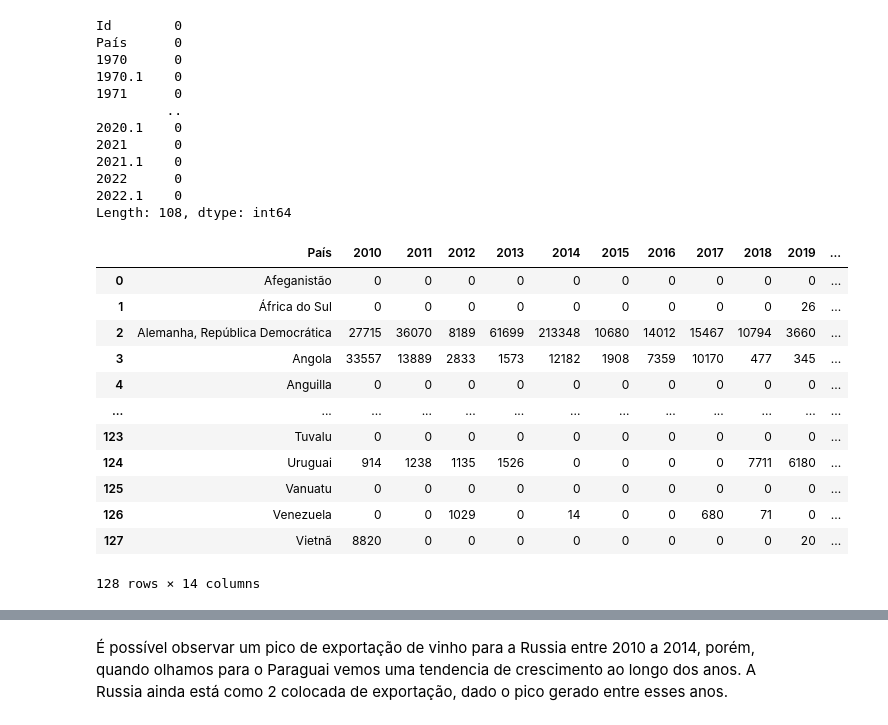
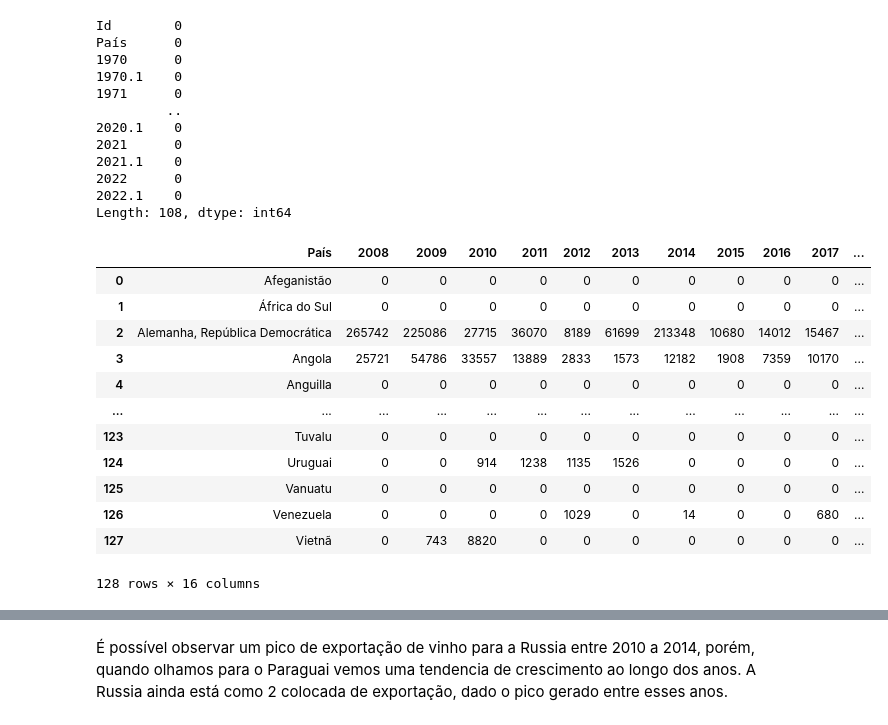
Before and after one commit to talisilvestre/Pos_Aula, a Jupyter notebook: TechChallenge.ipynb, the cells around one changed output, grey strips where cells are left out. Cells and saved outputs as stored; diff of their text form; code cells hidden in the pictures.

```diff
--- a/TechChallenge.ipynb
+++ b/TechChallenge.ipynb
@@ -75,23 +75,23 @@ País      0
 Length: 108, dtype: int64
 # %%
 #renomear variaveis
-quantidade = ['País','2010', '2011', '2012', '2013', '2014', '2015', '2016', '2017', '2018', '2019', '2020', '2021', '2022']
+quantidade = ['País','2008','2009','2010', '2011', '2012', '2013', '2014', '2015', '2016', '2017', '2018', '2019', '2020', '2021', '2022']
 df_quantidade = dados[quantidade].copy()
 df_quantidade
 # %% [output]
-|  | País | 2010 | 2011 | 2012 | 2013 | 2014 | 2015 | 2016 | 2017 | 2018 | 2019 | ... |
+|  | País | 2008 | 2009 | 2010 | 2011 | 2012 | 2013 | 2014 | 2015 | 2016 | 2017 | ... |
 | 0 | Afeganistão | 0 | 0 | 0 | 0 | 0 | 0 | 0 | 0 | 0 | 0 | ... |
-| 1 | África do Sul | 0 | 0 | 0 | 0 | 0 | 0 | 0 | 0 | 0 | 26 | ... |
-| 2 | Alemanha, República Democrática | 27715 | 36070 | 8189 | 61699 | 213348 | 10680 | 14012 | 15467 | 10794 | 3660 | ... |
-| 3 | Angola | 33557 | 13889 | 2833 | 1573 | 12182 | 1908 | 7359 | 10170 | 477 | 345 | ... |
+| 1 | África do Sul | 0 | 0 | 0 | 0 | 0 | 0 | 0 | 0 | 0 | 0 | ... |
+| 2 | Alemanha, República Democrática | 265742 | 225086 | 27715 | 36070 | 8189 | 61699 | 213348 | 10680 | 14012 | 15467 | ... |
+| 3 | Angola | 25721 | 54786 | 33557 | 13889 | 2833 | 1573 | 12182 | 1908 | 7359 | 10170 | ... |
 | 4 | Anguilla | 0 | 0 | 0 | 0 | 0 | 0 | 0 | 0 | 0 | 0 | ... |
 | ... | ... | ... | ... | ... | ... | ... | ... | ... | ... | ... | ... | ... |
 | 123 | Tuvalu | 0 | 0 | 0 | 0 | 0 | 0 | 0 | 0 | 0 | 0 | ... |
-| 124 | Uruguai | 914 | 1238 | 1135 | 1526 | 0 | 0 | 0 | 0 | 7711 | 6180 | ... |
+| 124 | Uruguai | 0 | 0 | 914 | 1238 | 1135 | 1526 | 0 | 0 | 0 | 0 | ... |
 | 125 | Vanuatu | 0 | 0 | 0 | 0 | 0 | 0 | 0 | 0 | 0 | 0 | ... |
-| 126 | Venezuela | 0 | 0 | 1029 | 0 | 14 | 0 | 0 | 680 | 71 | 0 | ... |
-| 127 | Vietnã | 8820 | 0 | 0 | 0 | 0 | 0 | 0 | 0 | 0 | 20 | ... |
+| 126 | Venezuela | 0 | 0 | 0 | 0 | 1029 | 0 | 14 | 0 | 0 | 680 | ... |
+| 127 | Vietnã | 0 | 743 | 8820 | 0 | 0 | 0 | 0 | 0 | 0 | 0 | ... |
-128 rows × 14 columns
+128 rows × 16 columns
 # %%
 dados2 = df_quantidade.set_index("País")
 dados2.head()
```
Also changed, not shown: parts of 26 cells of this notebook.
